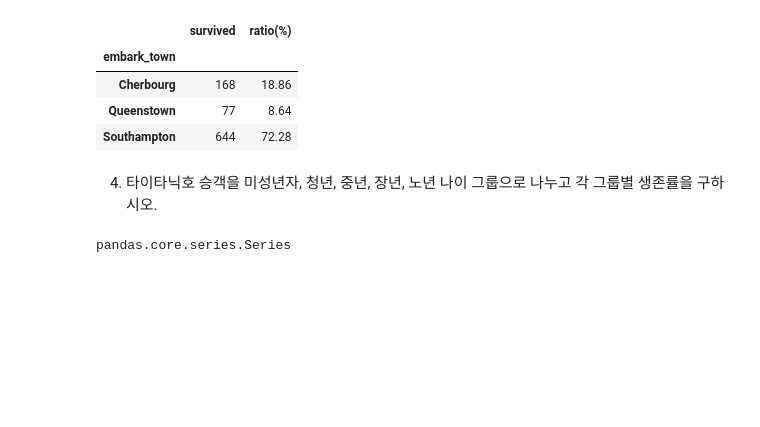
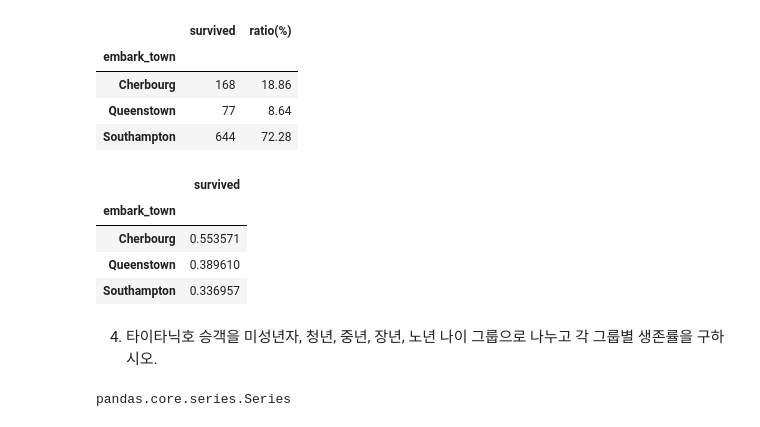
Before and after one commit to beegramin9/DataScience, a Jupyter notebook: 03_pandas/11_1111.ipynb, the cells around one changed output. Cells and saved outputs as stored; diff of their text form; code cells hidden in the pictures; blank space fills up the shorter version.

```diff
--- a/03_pandas/11_1111.ipynb
+++ b/03_pandas/11_1111.ipynb
@@ -202,6 +258,14 @@ embark_town
 | Cherbourg | 168 | 18.86 |
 | Queenstown | 77 | 8.64 |
 | Southampton | 644 | 72.28 |
+# %%
+titanic.pivot_table('survived', 'embark_town', None, aggfunc="mean")
+# %% [output]
+|  | survived |
+| embark_town |  |
+| Cherbourg | 0.553571 |
+| Queenstown | 0.389610 |
+| Southampton | 0.336957 |
 # %% [markdown]
 4. 타이타닉호 승객을 미성년자, 청년, 중년, 장년, 노년 나이 그룹으로 나누고 각 그룹별 생존률을 구하시오.
 # %%
```
Also changed, not shown: parts of 10 cells of this notebook, 1 other file.
